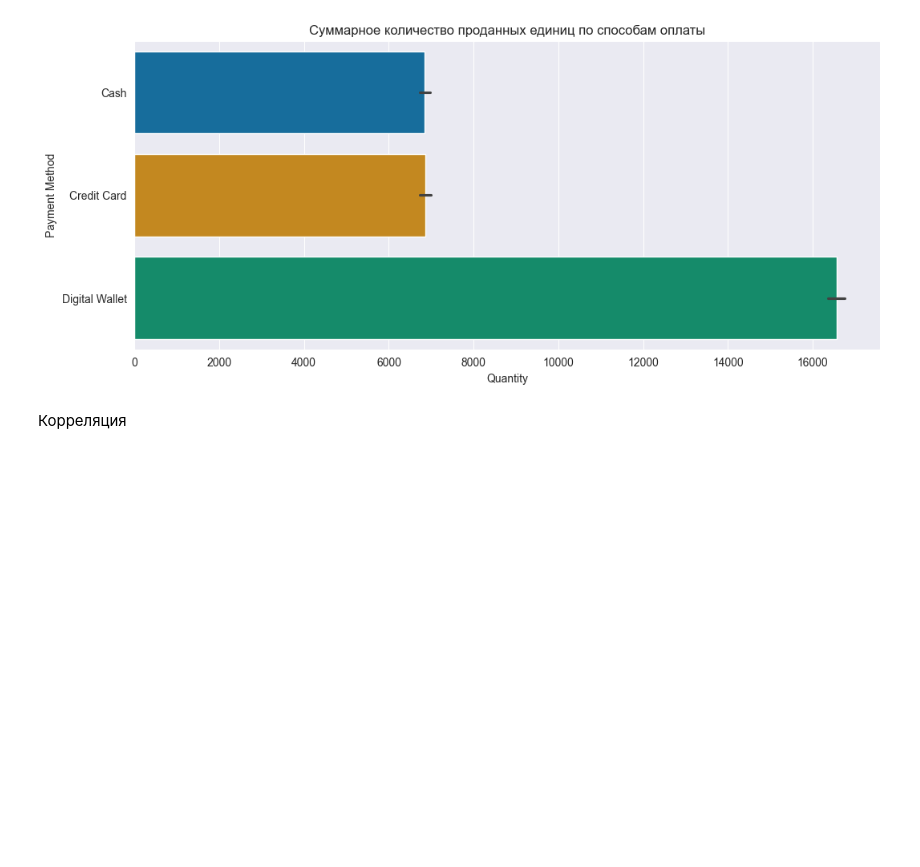
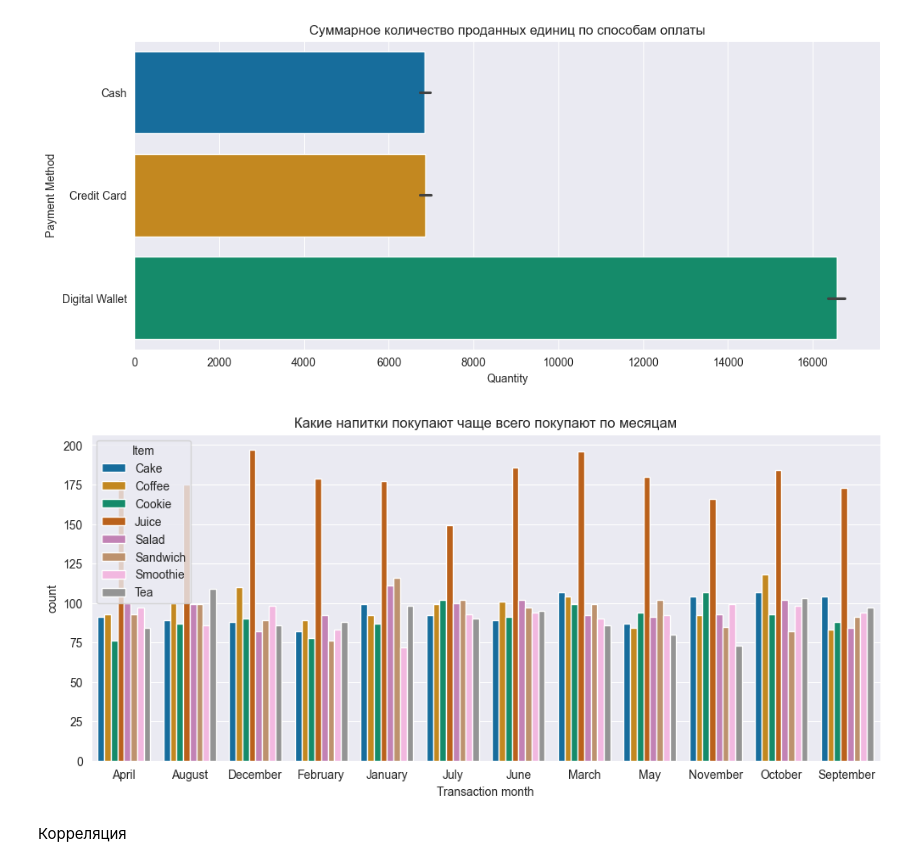
Before and after one commit to Dima1803Mel/Cafe_Sales, a Jupyter notebook: cafe_sales.ipynb, the cells around one changed output. Drawn from its saved outputs; the diff is of its cells as text; code cells hidden in the pictures; blank space fills up the shorter version.

```diff
--- a/cafe_sales.ipynb
+++ b/cafe_sales.ipynb
@@ -458,6 +455,14 @@ Passing `palette` without assigning `hue` is deprecated and will be removed in v
 
   sns.barplot(x='Quantity', y='Payment Method', data=df, estimator=sum, palette='colorblind')
 [figure]
+# %%
+plt.figure(figsize=(12,5))
+sns.set_style('darkgrid')
+sns.countplot(x='Transaction month', hue='Item', data=df, palette='colorblind')
+plt.title('Какие напитки покупают чаще всего покупают по месяцам')
+plt.show()
+# %% [output]
+[figure, added]
 # %% [markdown]
 Корреляция
 # %%
```
Also changed, not shown: parts of 3 cells of this notebook.
